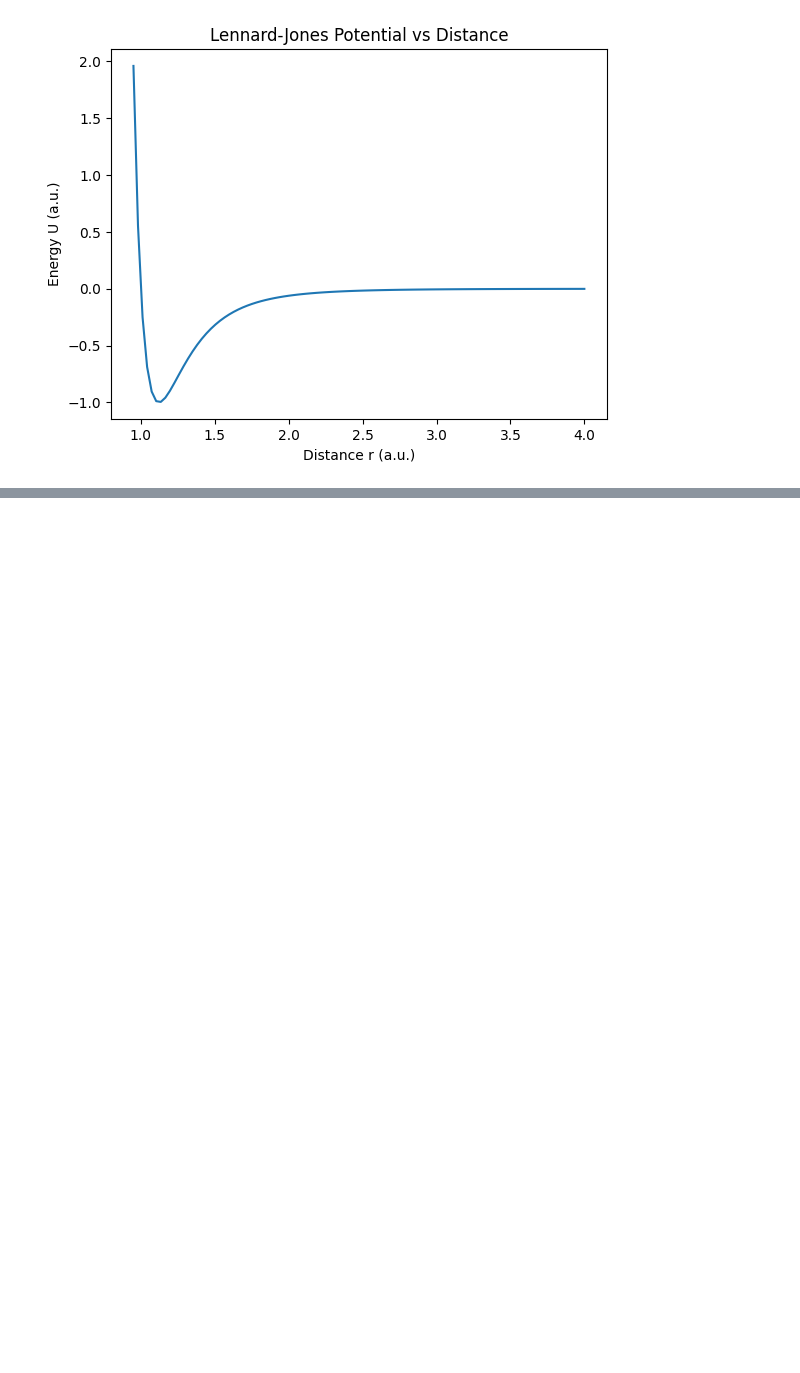
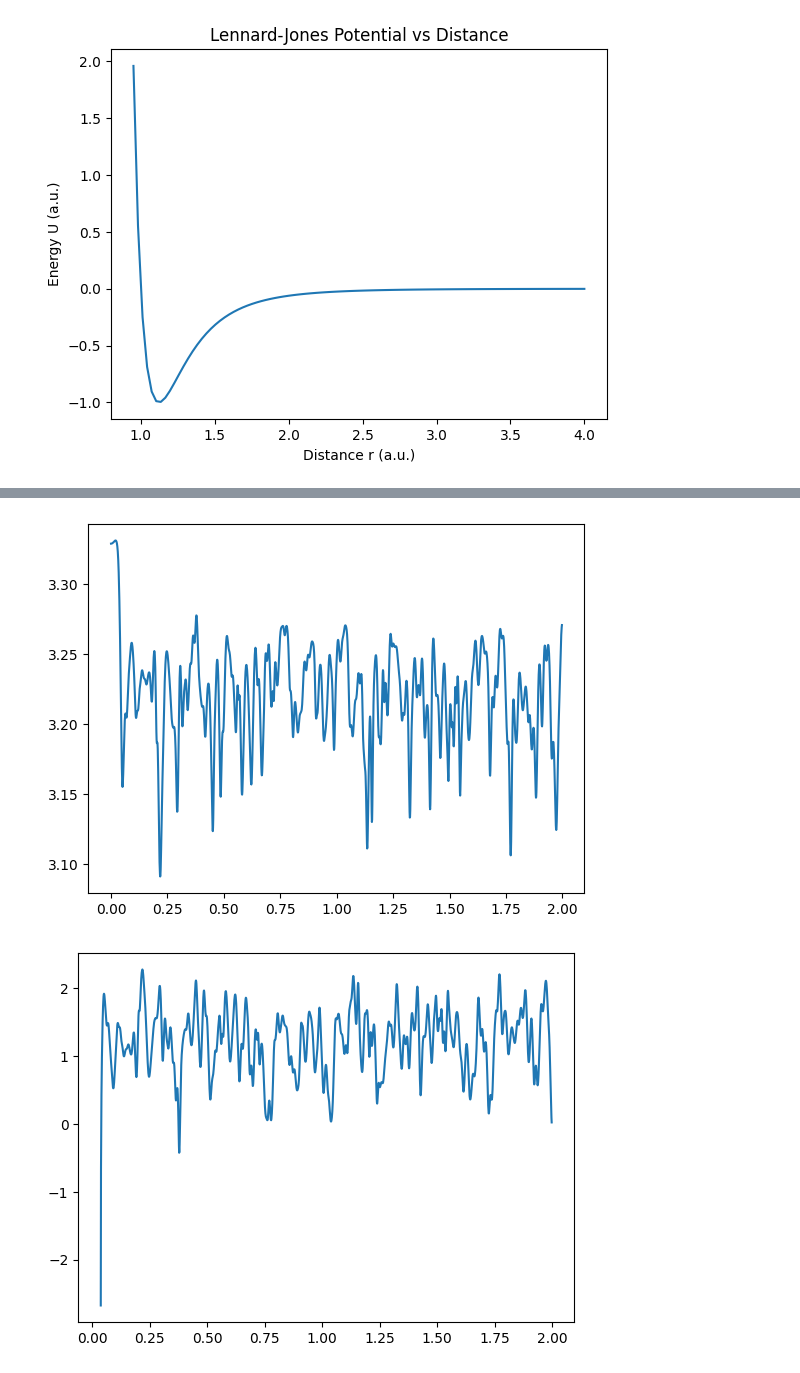
Before and after one commit to julius-clegg/Molecular-Dynamics-Simulation, a Jupyter notebook: PHYS2020 Project.ipynb, the cells around one changed output, grey strips where cells are left out. Cells and saved outputs as stored; diff of their text form; code cells hidden in the pictures; blank space fills up the shorter version.

```diff
--- a/PHYS2020 Project.ipynb
+++ b/PHYS2020 Project.ipynb
@@ -262,0 +277,13 @@ lj_anim.save("test.gif", writer="pillow", fps=30, dpi=100)
+# %%
+t = np.arange(steps)*dt
+
+KE_t = (vs**2).sum(axis=(1,2))/N/2
+plt.plot(t,np.log(KE_t))
+plt.show()
+
+U_t = np.array([calc_U_av(r) for r in rs])
+plt.plot(t,np.log(U_t))
+plt.show()
+# %% [output]
+[figure, added]
+[figure, added]
```
Also changed, not shown: parts of 7 cells of this notebook, 2 other files.
